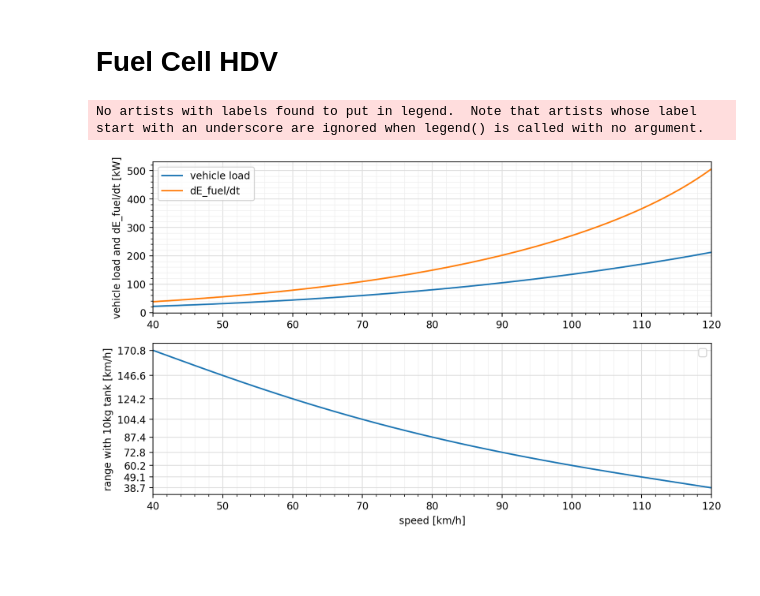
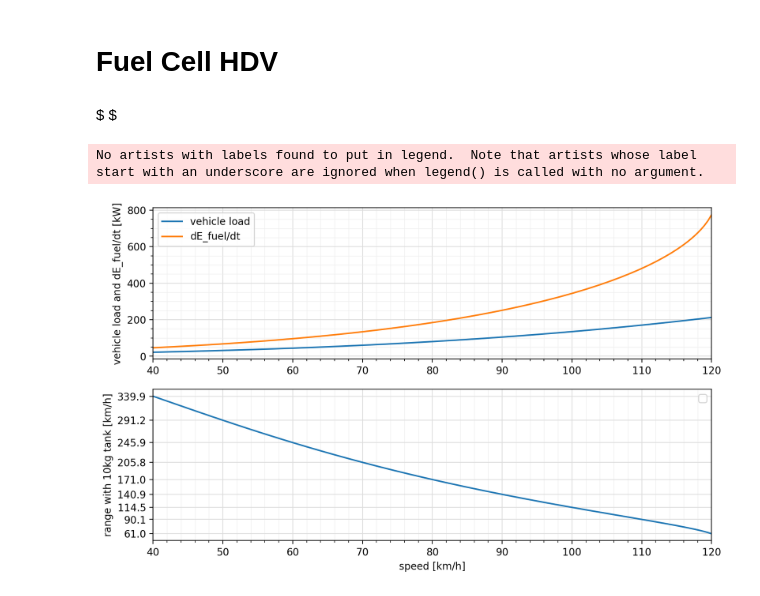
Before and after one commit to davvidbaker/aes-hw-s24, a Jupyter notebook: transportation/midterm-fcev.ipynb, the cells around one changed output. Drawn from its saved outputs; the diff is of its cells as text; code cells hidden in the pictures; blank space fills up the shorter version.

```diff
--- a/transportation/midterm-fcev.ipynb
+++ b/transportation/midterm-fcev.ipynb
@@ -182,6 +182,8 @@ vehicle_fcev_hdv = dict(
     mpg=[0] * len(speeds),
 )
 vehicle_fcev_hdv = calculate_loads(vehicle_fcev_hdv)
+# %% [markdown]
+$ $
 # %%
 asr = 0.15
 v_0 = 0.9
@@ -190,7 +192,6 @@ A_cell = 500
 M_h2 = 0.002016
 F = 96_485.33
 tank_size = 10
-epsilon = 0.8
 HHV_h2 = 286e3  # kJ/mol
 
 
@@ -202,8 +203,8 @@ for p in fuel_cell_wdot_out:
     current_density = np.min(
         np.roots(
             [
-                -asr * A_cell * n_cell / (eta_bop * eta_motor),
-                v_0 * A_cell * n_cell / (eta_bop * eta_motor),
+                -asr * A_cell * n_cell,
+                v_0 * A_cell * n_cell,
                 -p * 1000,
             ]
         )
@@ -212,32 +213,32 @@ for p in fuel_cell_wdot_out:
     fuel_cell_input_power_watts = current_density * A_cell * n_cell * HHV_h2 / (2 * F)
     fuel_cell_input_power_kw = fuel_cell_input_power_watts / 1000
     fuel_cell_dEdt_in = [*fuel_cell_dEdt_in, fuel_cell_input_power_kw]
 
 
 fcev_ranges = []
 y_ticks = []
 # p in kw
 for idx, j in enumerate(fuel_cell_current_densities):
     V_cell = 0.9 - (j * asr)
-    dE_fuel = V_cell * tank_size * F / M_h2
+    dE_fuel = V_cell * tank_size * 2 * F / M_h2
     rng = (speeds[idx] / 3600) * (dE_fuel) / (fuel_cell_wdot_out[idx] * 1000)
     fcev_ranges = [*fcev_ranges, rng]
     if speeds[idx] % 10 == 0:
         y_ticks = [*y_ticks, rng]
 
 
 fig, axs = plt.subplots(2, figsize=(10, 6))
 axs[0].plot(speeds, [max(w) for w in vehicle_fcev_hdv["Wdot"]], label="vehicle load")
 axs[0].plot(speeds, fuel_cell_dEdt_in, label="dE_fuel/dt")
 axs[0].set_ylabel("vehicle load and dE_fuel/dt [kW]")
 axs[1].plot(speeds, fcev_ranges)
 axs[1].set_xlabel("speed [km/h]")
 axs[1].set_ylabel("range with 10kg tank [km/h]")
 axs[1].set_yticks(y_ticks)
 for ax in axs:
     hw_utils.nice_grid(ax)
     ax.legend()
     ax.set_xlim(min(speeds), max(speeds))
 # %% [output]
 No artists with labels found to put in legend.  Note that artists whose label start with an underscore are ignored when legend() is called with no argument.
-[figure, old version]
+[figure, new version]
```
Also changed, not shown: parts of 1 cell of this notebook, 2 other files.
